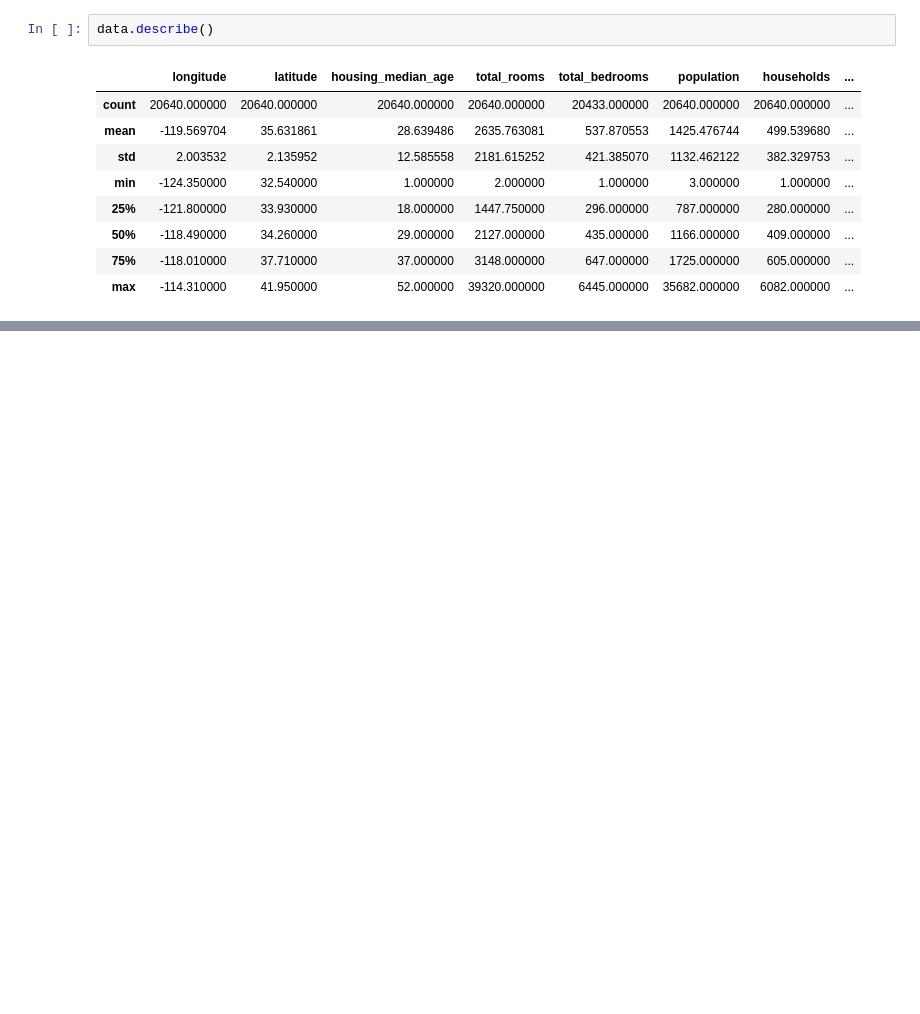
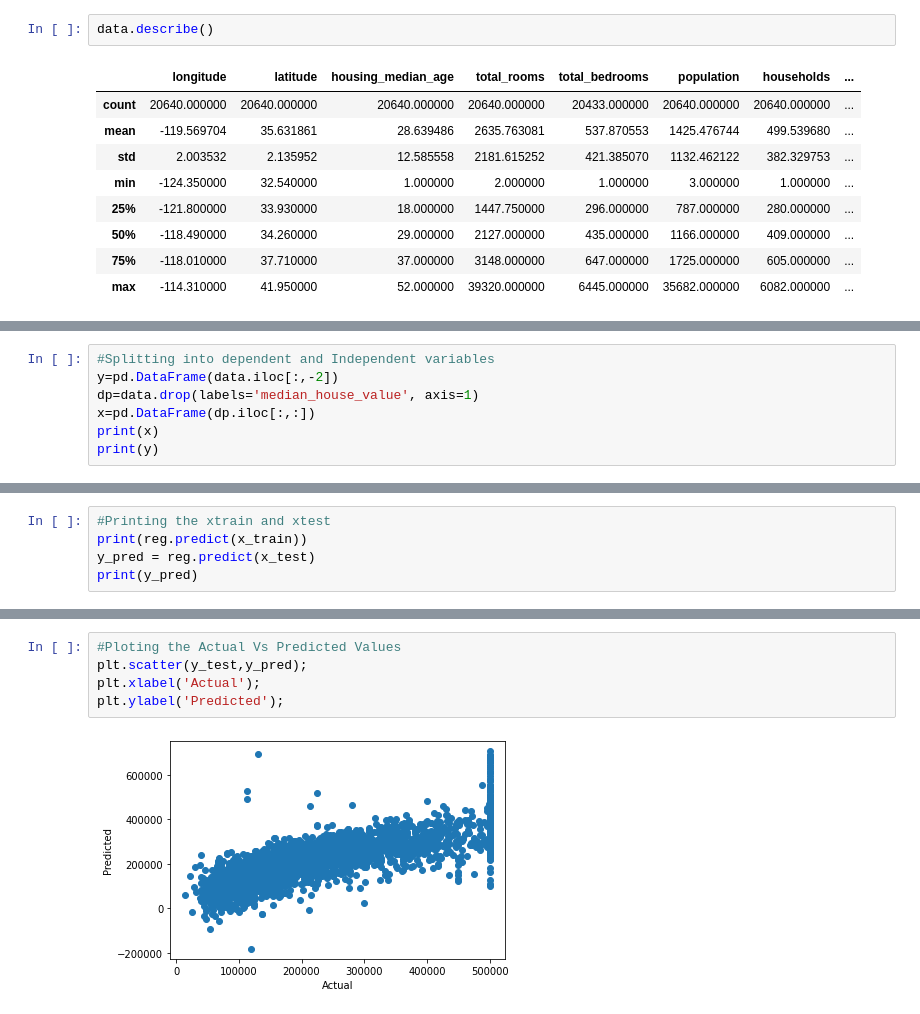
Before and after one commit to A-RanjithKumar1/DataBlitz, a Jupyter notebook: DataBlitz.ipynb, the cells around one changed output, grey strips where cells are left out. Drawn from its saved outputs; the diff is of its cells as text; blank space fills up the shorter version.

```diff
--- a/DataBlitz.ipynb
+++ b/DataBlitz.ipynb
@@ -115,0 +99,7 @@ print(y)
+# %%
+#Splitting into dependent and Independent variables
+y=pd.DataFrame(data.iloc[:,-2])
+dp=data.drop(labels='median_house_value', axis=1)
+x=pd.DataFrame(dp.iloc[:,:])
+print(x)
+print(y)
@@ -136,0 +143,5 @@ The Accuracy of the Score is  1.0
+# %%
+#Printing the xtrain and xtest
+print(reg.predict(x_train))
+y_pred = reg.predict(x_test)
+print(y_pred)
@@ -136,0 +174,7 @@ The Accuracy of the Score is  1.0
+# %%
+#Ploting the Actual Vs Predicted Values
+plt.scatter(y_test,y_pred);
+plt.xlabel('Actual');
+plt.ylabel('Predicted');
+# %% [output]
+[figure, added]
```
Also changed, not shown: parts of 18 cells of this notebook.
